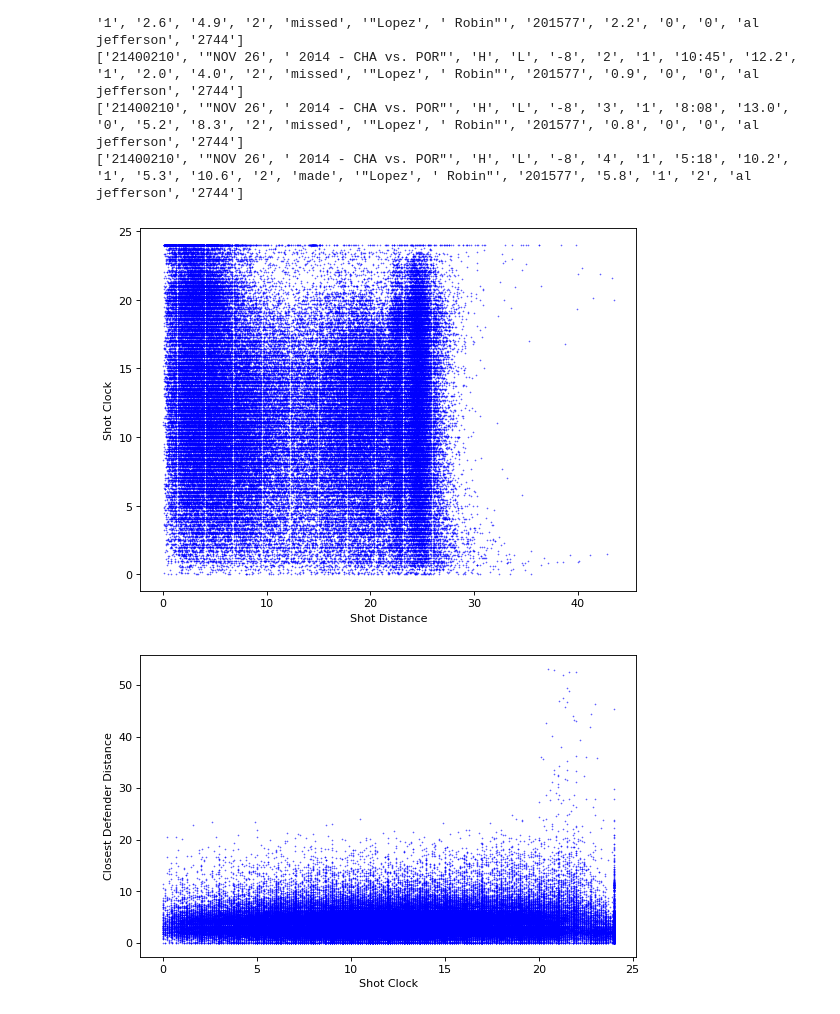
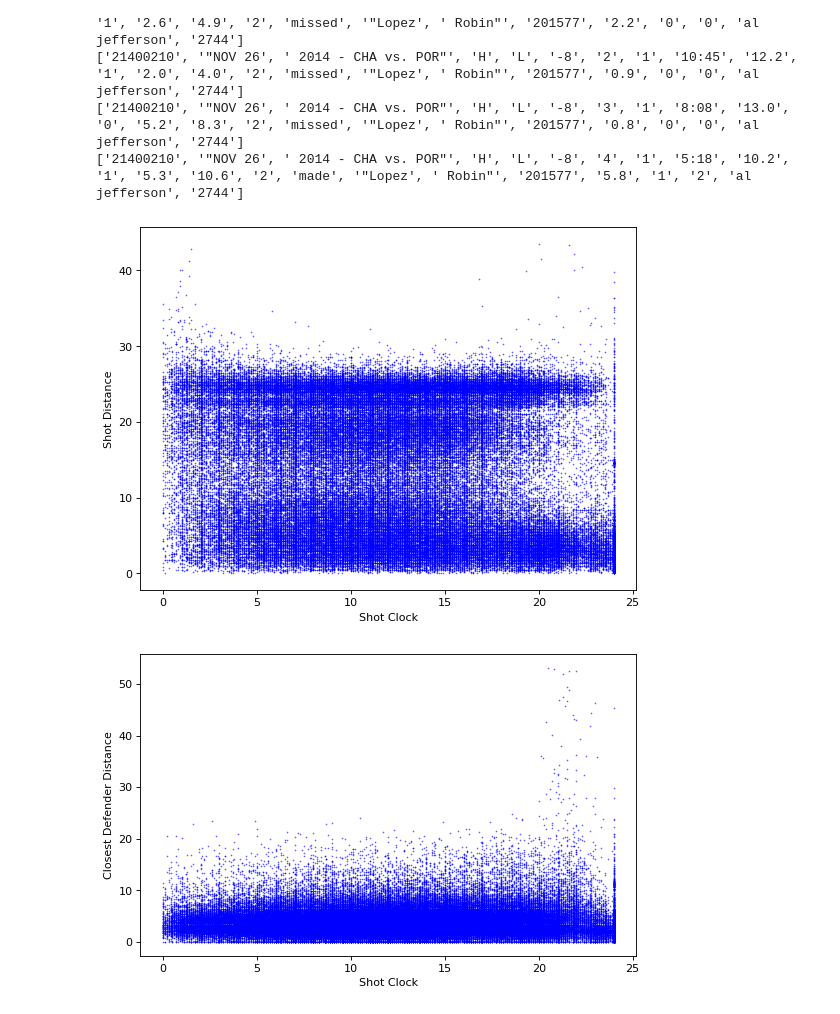
Before and after one commit to rahul-ohlan/big_data_spring22, a Jupyter notebook: K_Means_project_1/Basketball/task2/basket_ball.ipynb, the cells around one changed output. Cells and saved outputs as stored; diff of their text form; code cells hidden in the pictures.

```diff
--- a/K_Means_project_1/Basketball/task2/basket_ball.ipynb
+++ b/K_Means_project_1/Basketball/task2/basket_ball.ipynb
@@ -440,14 +440,14 @@ Z = df['CLOSE_DEF_DIST']
 # %%
 import matplotlib.pyplot as plt
 from matplotlib.pyplot import figure
 figure(figsize=(8, 6), dpi=80)
-plt.scatter(Y,x,s = 0.1,c='blue')
-plt.xlabel('Shot Distance')
-plt.ylabel('Shot Clock')
+plt.scatter(x,Y,s = 0.1,c='blue')
+plt.xlabel('Shot Clock')
+plt.ylabel('Shot Distance')
 plt.savefig('shot_dist vs shot clock')
 plt.show()
 # %% [output]
-[figure, old version]
+[figure, new version]
 # %%
 import matplotlib.pyplot as plt
 from matplotlib.pyplot import figure
```
Also changed, not shown: parts of 3 cells of this notebook, 12 other files.
